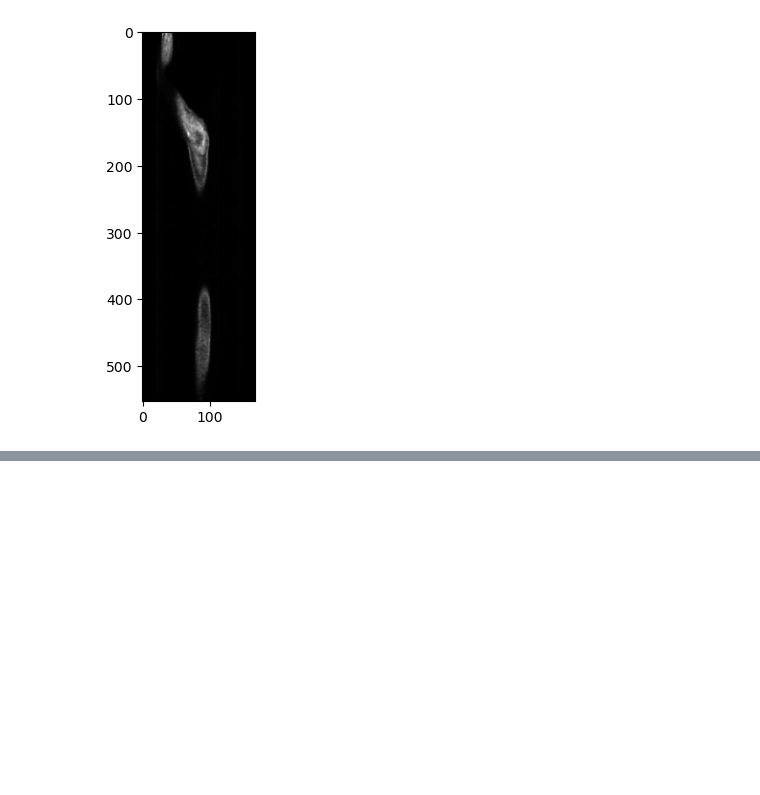
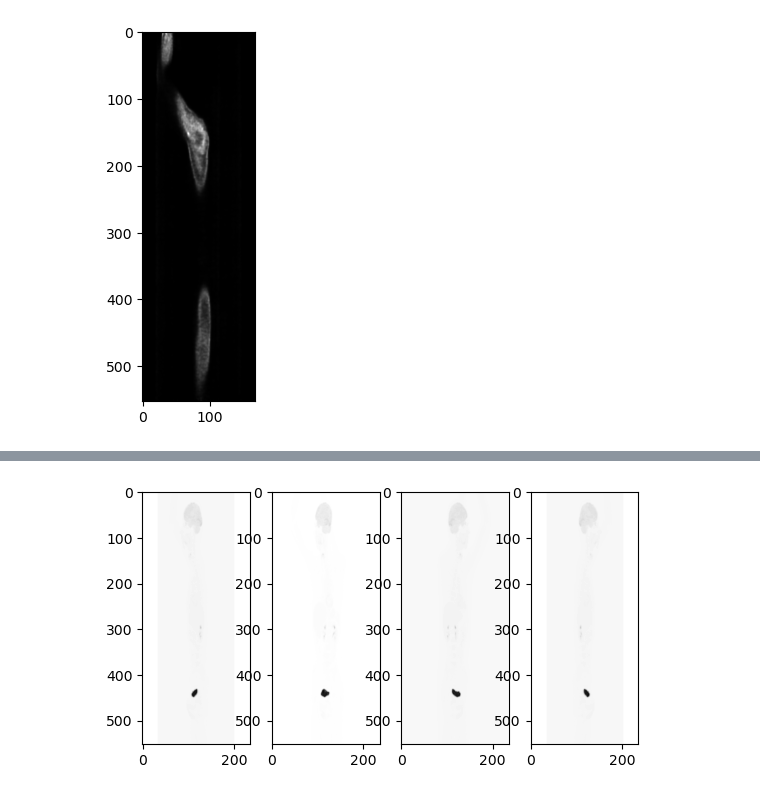
Before and after one commit to NickosKal/UCAN-PET-CT-image-data-handling-pipeline, a Jupyter notebook: Task 2.1/SimpleITK_exploration.ipynb, the cells around one changed output, grey strips where cells are left out. Saved outputs shown, nothing was run; the diff lists cells and outputs as text; code cells hidden in the pictures; blank space fills up the shorter version.

```diff
--- a/Task 2.1/SimpleITK_exploration.ipynb
+++ b/Task 2.1/SimpleITK_exploration.ipynb
@@ -107,0 +189,14 @@ plt.imshow(mean_img,cmap='gray')
+# %%
+#proj_image[0,:,:].GetSize()
+imgs=[]
+for i in [0,3,9,11]:
+    ext=sitk.Extract(proj_images[i], proj_images[i].GetSize())
+    inv_ext=sitk.InvertIntensity(ext,maximum=255)
+    imgs.append(inv_ext)
+    #plt.imshow(sitk.GetImageFromArray(proj_image[0,:,:]),cmap='gray')
+
+for i in range(1,5):
+    plt.subplot(1,4,i)
+    plt.imshow(sitk.GetArrayFromImage(imgs[i-1]),cmap='gray')
+# %% [output]
+[figure, added]
```
Also changed, not shown: parts of 3 cells of this notebook.
